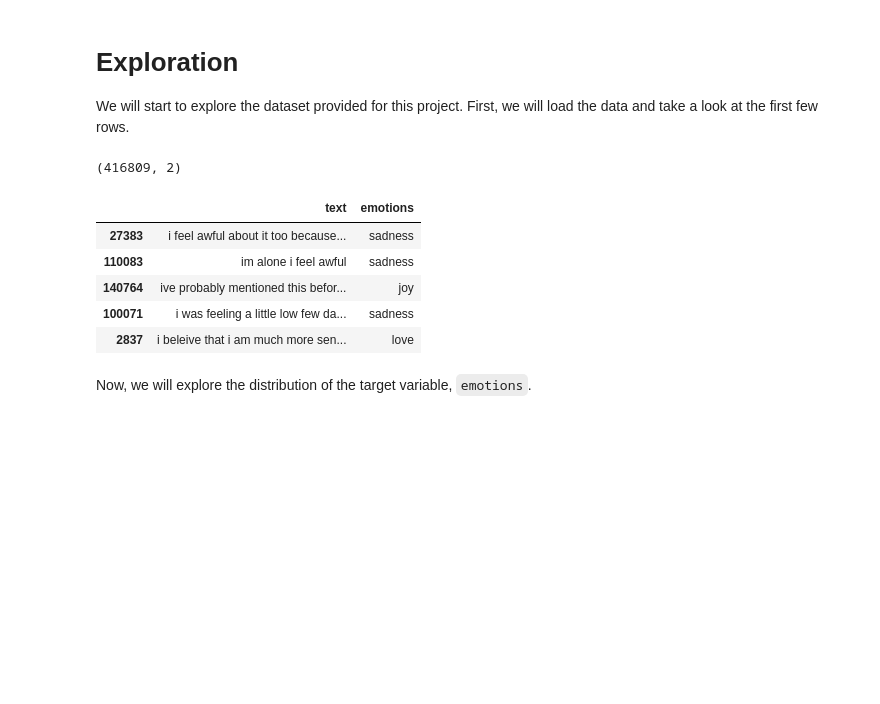
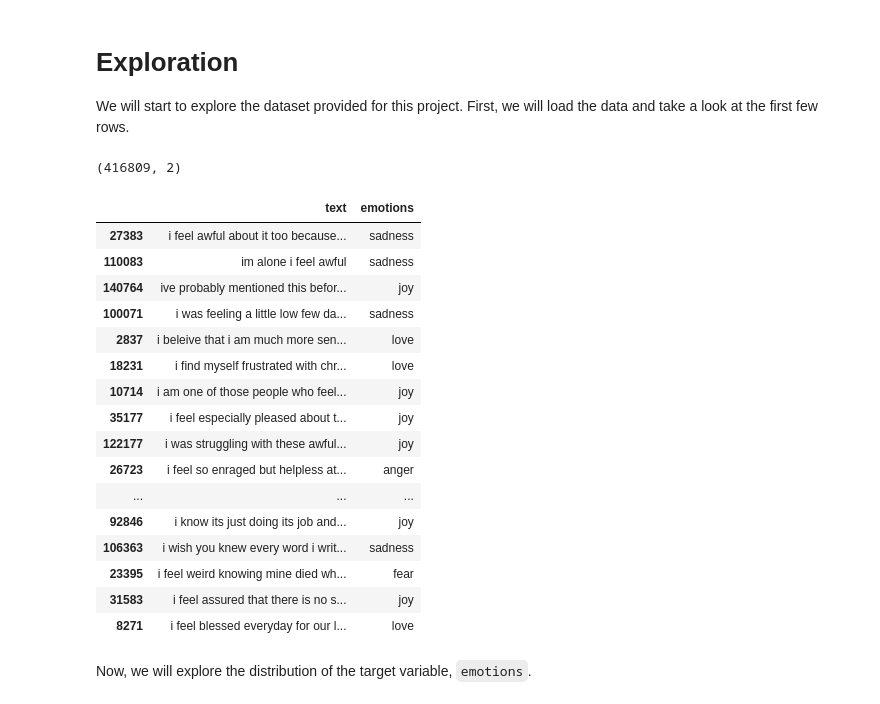
Before and after one commit to m21ark/pln, a Jupyter notebook: 1_exploration.ipynb, the cells around one changed output. Saved outputs shown, nothing was run; the diff lists cells and outputs as text; code cells hidden in the pictures; blank space fills up the shorter version.

```diff
--- a/1_exploration.ipynb
+++ b/1_exploration.ipynb
@@ -12,16 +12,27 @@ import nltk
 # %%
 df = pd.read_pickle("data/data_original.pkl")
 
 print(df.shape)
-df.head()
+df.head(20)
 # %% [output]
 (416809, 2)
 |  | text | emotions |
 | 27383 | i feel awful about it too because... | sadness |
 | 110083 | im alone i feel awful | sadness |
 | 140764 | ive probably mentioned this befor... | joy |
 | 100071 | i was feeling a little low few da... | sadness |
 | 2837 | i beleive that i am much more sen... | love |
+| 18231 | i find myself frustrated with chr... | love |
+| 10714 | i am one of those people who feel... | joy |
+| 35177 | i feel especially pleased about t... | joy |
+| 122177 | i was struggling with these awful... | joy |
+| 26723 | i feel so enraged but helpless at... | anger |
+| ... | ... | ... |
+| 92846 | i know its just doing its job and... | joy |
+| 106363 | i wish you knew every word i writ... | sadness |
+| 23395 | i feel weird knowing mine died wh... | fear |
+| 31583 | i feel assured that there is no s... | joy |
+| 8271 | i feel blessed everyday for our l... | love |
 # %% [markdown]
 Now, we will explore the distribution of the target variable, `emotions`.
 # %%
```
Also changed, not shown: parts of 8 cells of this notebook.
